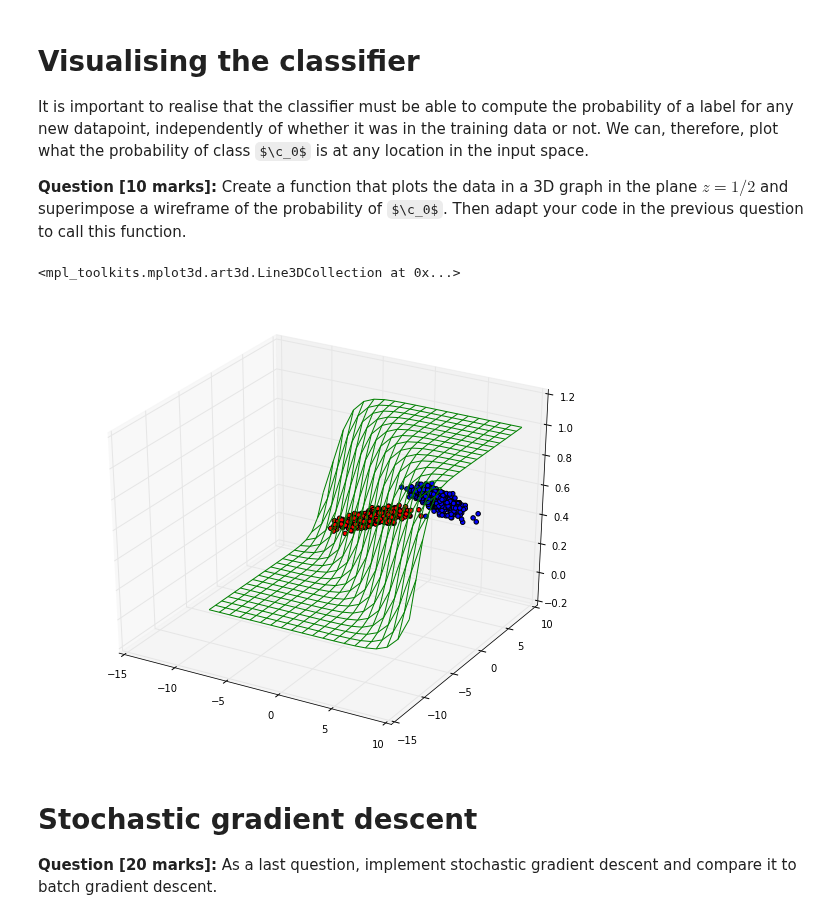
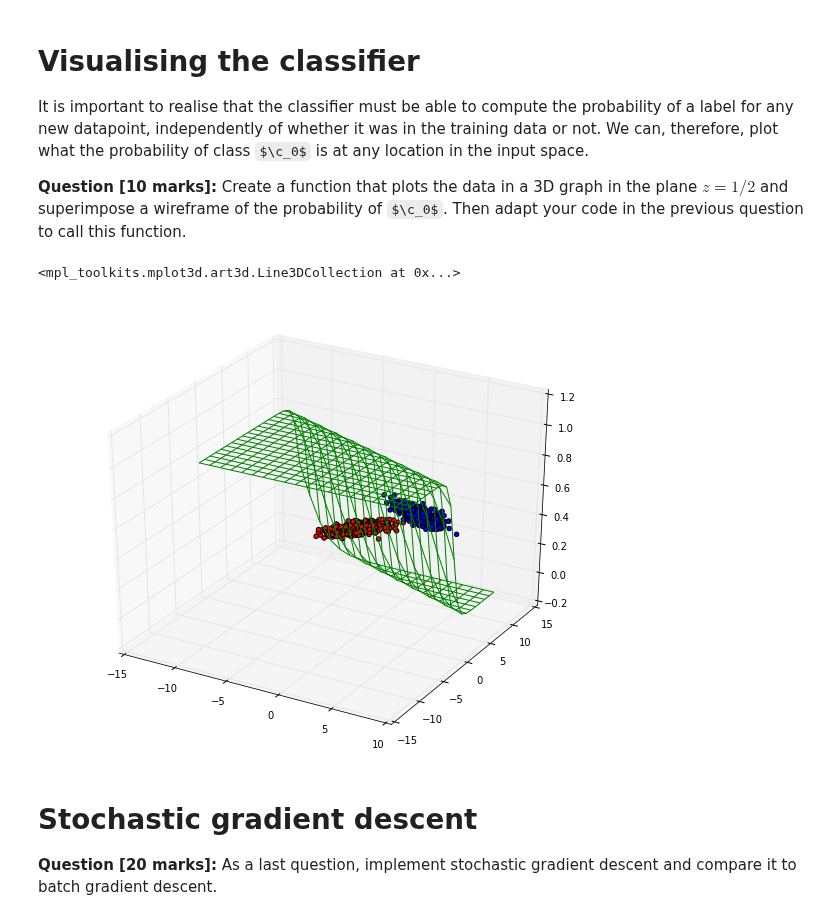
Before and after one commit to thomasbrus/machine-learning, a Jupyter notebook: practicum/week-2/lab-2.ipynb, the cells around one changed output. Saved outputs shown, nothing was run; the diff lists cells and outputs as text; code cells hidden in the pictures; some formulas as TeX source.

```diff
--- a/practicum/week-2/lab-2.ipynb
+++ b/practicum/week-2/lab-2.ipynb
@@ -186,38 +187,42 @@ import matplotlib.pyplot as plt
 from mpl_toolkits.mplot3d import Axes3D
 
 import pylab
 pylab.rcParams['figure.figsize'] = (10.0, 8.0)
 
 fig = plt.figure()
 ax = fig.add_subplot(111, projection='3d')
 
 data = np.load("data-2class.npz")
 
 d = data['d']
-l = data['l'].sum(-1)
+l = data['l'] # .sum(-1)
 
-xs = d[:,0]
-ys = d[:,1]
+xs = d[:, 0]
+ys = d[:, 1]
 
 # 3d scatter plot
 colors = [['r', 'b'][int(x)] for x in np.nditer(l)]
 ax.scatter(xs, ys, zs=0.5, zdir='z', s=20, c=colors, depthshade=False)
 
 # 3d wireframe plot
 x1 = np.arange(-10.0, 10.0, 1.0)
 y1 = np.arange(-10.0, 10.0, 1.0)
 
+weights = [-7.3483324916765183, 0.84189908664921853, 1.7161143830198393]
+
 X1, Y1 = np.meshgrid(x1, y1)
 
 def z(x, y):
-    return 1 - sigma(sum([a * b for a, b in zip([0, -1, -1], [1, x, y])]))
+    return 1 - sigma(sum([a * b for a, b in zip(weights, [1, x, y])]))
 
 Z1 = z(X1, Y1)
 
 ax.plot_wireframe(X1, Y1, Z1, colors='green')
+
+# Why is this not working ...? Plot isn't quite right
 # %% [output]
 <mpl_toolkits.mplot3d.art3d.Line3DCollection at 0x...>
-[figure, old version]
+[figure, new version]
 # %% [markdown]
 # Stochastic gradient descent
 
```
Also changed, not shown: parts of 1 cell of this notebook.
